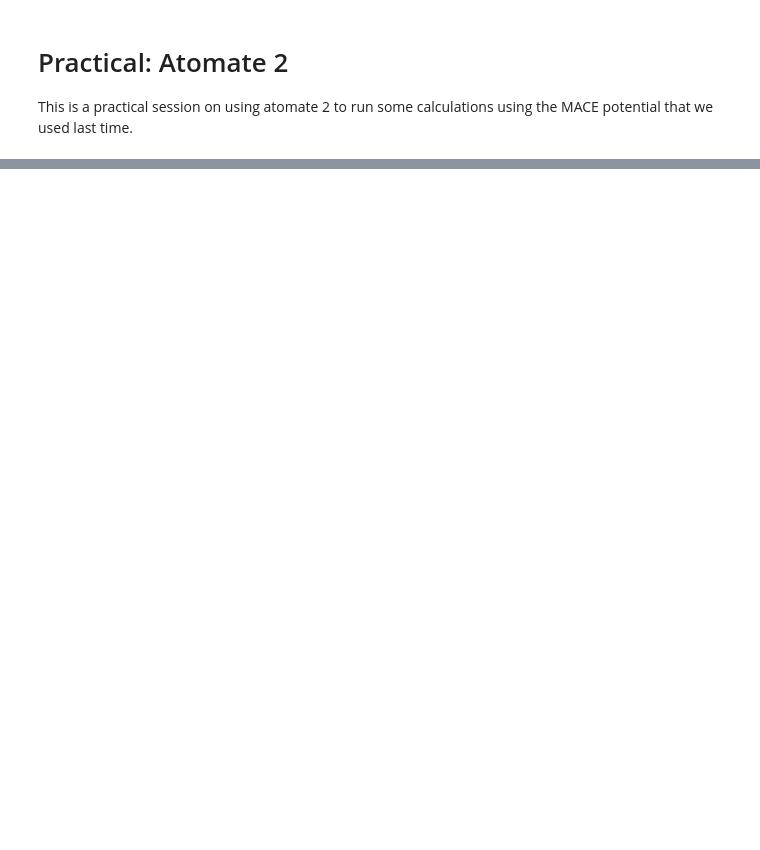
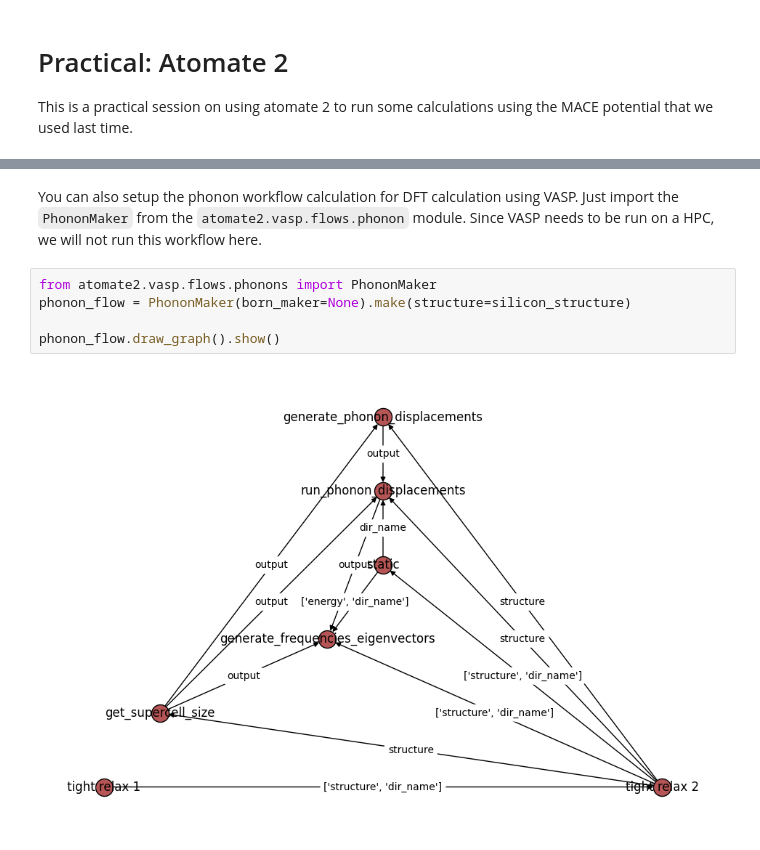
Before and after one commit to deng-group/MLE4217_5219_book, a Jupyter notebook: high_throughput/high_throughput.ipynb, the cells around one changed output, grey strips where cells are left out. Drawn from its saved outputs; the diff is of its cells as text; blank space fills up the shorter version.

```diff
--- a/high_throughput/high_throughput.ipynb
+++ b/high_throughput/high_throughput.ipynb
@@ -181,0 +187,9 @@ Using float64 for MACECalculator, which is slower but more accurate. Recommended
+# %% [markdown]
+You can also setup the phonon workflow calculation for DFT calculation using VASP. Just import the `PhononMaker` from the `atomate2.vasp.flows.phonon` module. Since VASP needs to be run on a HPC, we will not run this workflow here.
+# %%
+from atomate2.vasp.flows.phonons import PhononMaker
+phonon_flow = PhononMaker(born_maker=None).make(structure=silicon_structure)
+
+phonon_flow.draw_graph().show()
+# %% [output]
+[figure, added]
```
Also changed, not shown: parts of 23 cells of this notebook.
